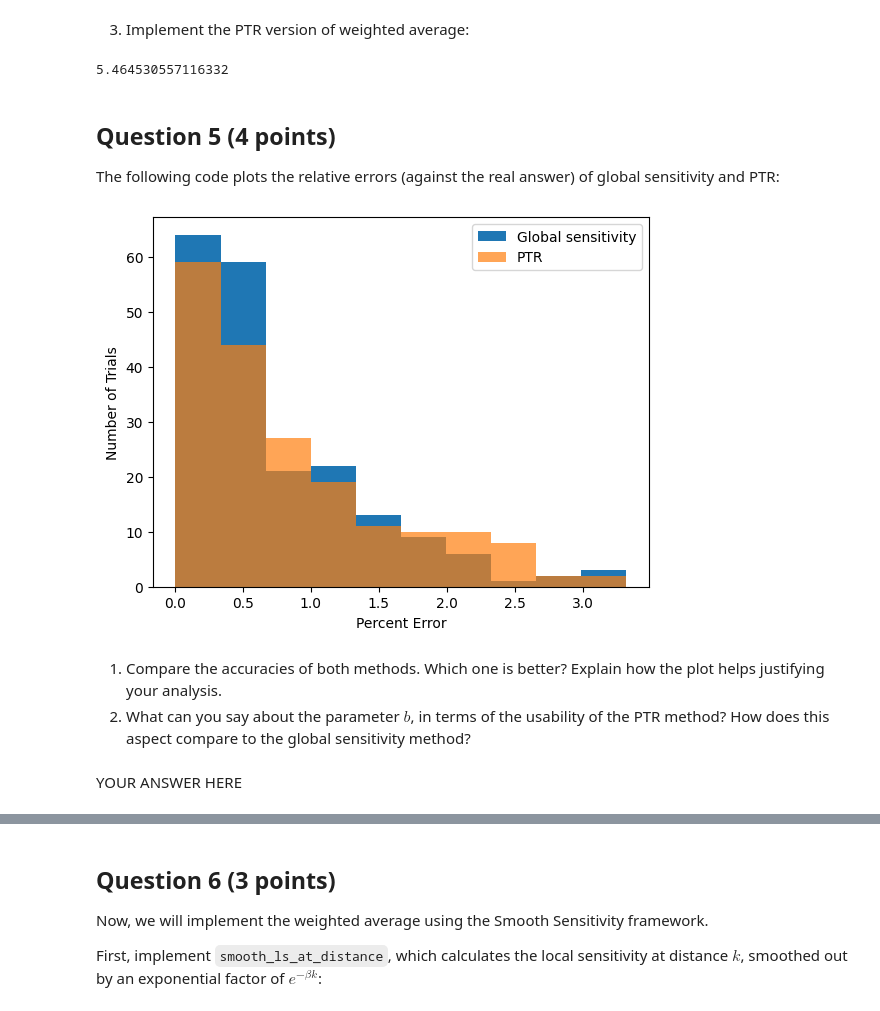
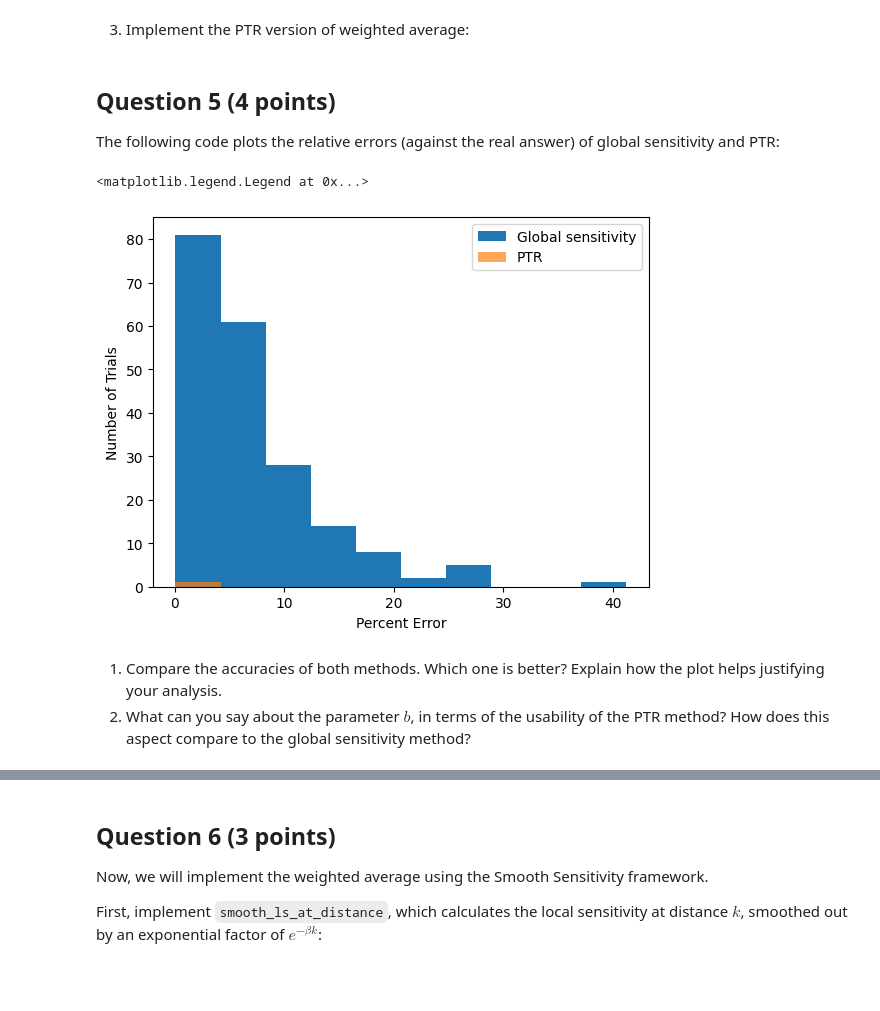
Before and after one commit to DiegoEspinozaoss/Privacidad_de_Datos_CC5215-1, a Jupyter notebook: Laboratorios/Laboratorio_07.ipynb, the cells around one changed output, grey strips where cells are left out. Drawn from its saved outputs; the diff is of its cells as text; code cells hidden in the pictures; blank space fills up the shorter version.

```diff
--- a/Laboratorios/Laboratorio_07.ipynb
+++ b/Laboratorios/Laboratorio_07.ipynb
@@ -250,25 +247,19 @@ def ptr_weighted_avg(data, weights, data_ub, weight_ub, b, epsilon, delta):
             The private weighted average using PTR
     """
     data_clipped = data.clip(upper=data_ub)
-    k = dist_to_high_ls(data_ub, weight_ub, denominador, b)
-
-
     weights_clipped = weights.clip(upper=weight_ub)
-
     numerador = (data_clipped * weights_clipped).sum()
     denominador = weights_clipped.sum()
     avg = numerador / denominador
+    D = dist_to_high_ls(data_ub, weight_ub, denominador, b)
 
-
-    beta = epsilon / (2 * np.log(2 / delta))
-    smooth_sens = b * np.exp(-beta * k)
-    noise = laplace_noise(scale=smooth_sens / epsilon)
-
-    return avg + noise
+    noisy_distance = laplace_mech(D, 1, epsilon)
+    threshold = (np.log(2/delta)) / (2*epsilon)
+    noise_avg = laplace_noise(scale=b / epsilon)
+    if noisy_distance >= threshold:
+        return avg + noise_avg
 # %%
 ptr_weighted_avg(ratings, weights, u, wu, 0.02, 1.0, 10e-6)
-# %% [output]
-5.464530557116332
 # %% [markdown]
 ## Question 5 (4 points)
 
@@ -276,33 +267,32 @@ The following code plots the relative errors (against the real answer) of global
 # %%
 epsilon = 1.0
 delta = 10e-6
-b = 0.05
+b = 0.02
 
 gs_errors = []
 ptr_errors = []
 
 real_avg = weighted_avg(ratings, weights)
 
 for i in range(200):
     ptr_result = ptr_weighted_avg(ratings, weights, u, wu, b, epsilon, delta)
 
     gs_result = gs_weighted_avg(ratings, weights, u, wu, epsilon)
     gs_errors.append(pct_error(real_avg, gs_result))
 
     if ptr_result is None:
         continue
 
     ptr_errors.append(pct_error(real_avg, ptr_result))
 
-_, bins, _ = plt.hist(gs_errors, label='Global sensitivity');
-plt.hist(ptr_errors, alpha=.7, label='PTR', bins=bins);
+_, bins, _ = plt.hist(gs_errors, label='Global sensitivity')
+plt.hist(ptr_errors, alpha=.7, label='PTR', bins=bins)
 plt.xlabel('Percent Error')
 plt.ylabel('Number of Trials')
-plt.legend();
+plt.legend()
 # %% [output]
+<matplotlib.legend.Legend at 0x...>
-[figure, old version]
+[figure, new version]
 # %% [markdown]
 1. Compare the accuracies of both methods. Which one is better? Explain how the plot helps justifying your analysis.
 2. What can you say about the parameter $b$, in terms of the usability of the PTR method? How does this aspect compare to the global sensitivity method?
-# %% [markdown]
-YOUR ANSWER HERE
```
Also changed, not shown: parts of 19 cells of this notebook.
